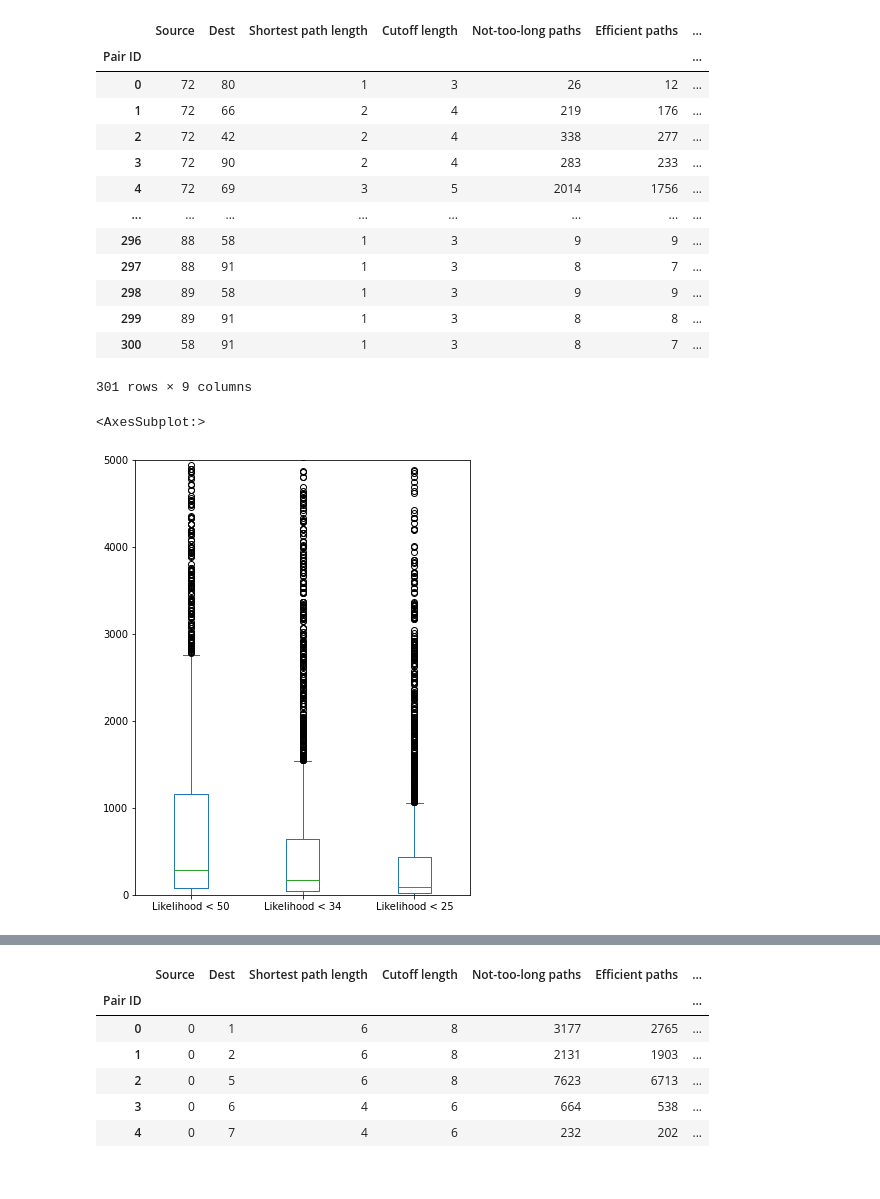
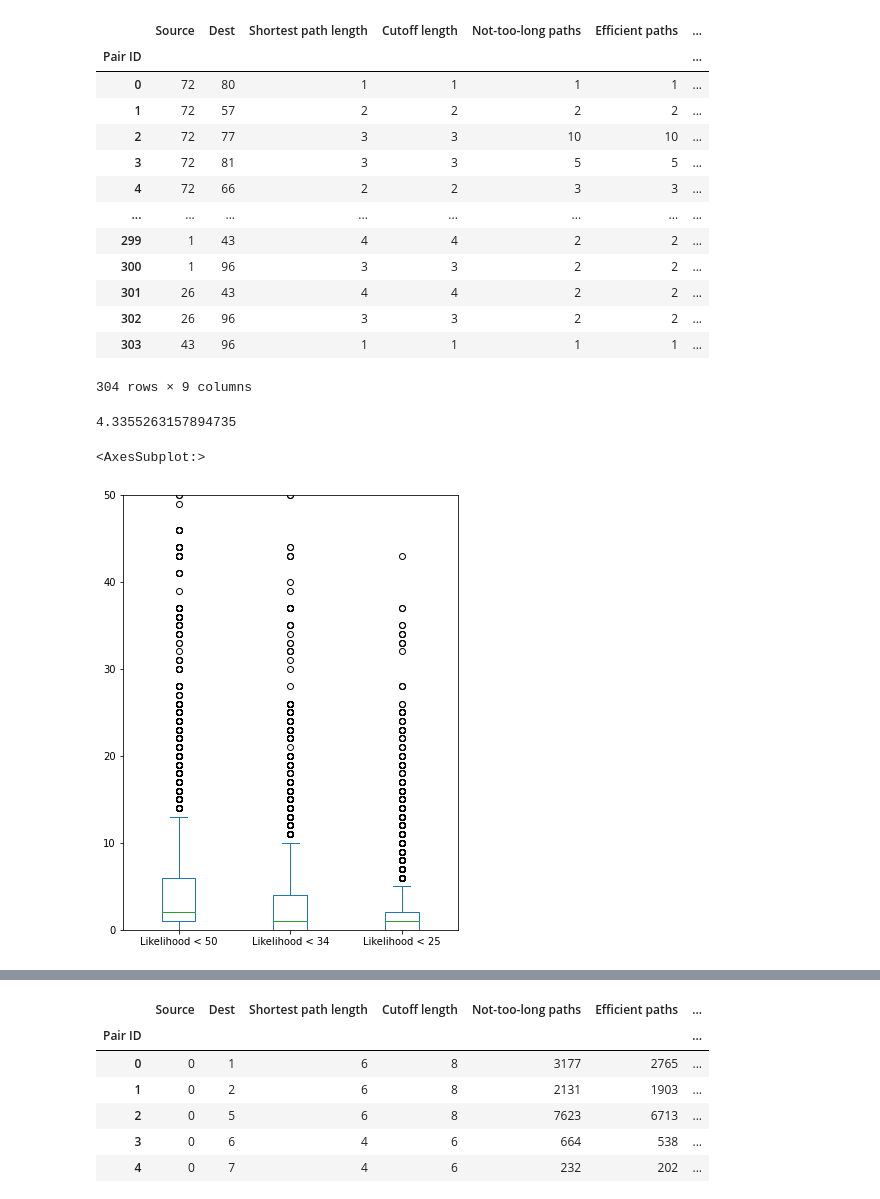
Before and after one commit to eakopyan/SwarmPy_Simulator, a Jupyter notebook: src/path_redundancy_analysis.ipynb, the cells around one changed output, grey strips where cells are left out. Cells and saved outputs as stored; diff of their text form; code cells hidden in the pictures.

```diff
--- a/src/path_redundancy_analysis.ipynb
+++ b/src/path_redundancy_analysis.ipynb
@@ -4,7 +4,7 @@ import pandas as pd
 from tqdm import tqdm
 import matplotlib.pyplot as plt
 # %%
-df_ref = pd.read_csv('../output/data/path_redundancy_undivided_low.csv', sep=',', header=0)
+df_ref = pd.read_csv('../output/data/path_redundancy_undivided_low_cutoff0.csv', sep=',', header=0)
 df_ref = df_ref.rename(columns={'Unnamed: 0':'Pair ID'}).set_index('Pair ID', drop=True)
 df_ref
 # %% [output]
@@ -24,28 +24,32 @@ df_ref
 3323 rows × 9 columns
 # %%
-df_div = pd.read_csv('../output/data/path_redundancy_divided_low.csv', sep=',', header=0)
+df_div = pd.read_csv('../output/data/path_redundancy_divided_low_cutoff0.csv', sep=',', header=0)
 df_div = df_div.rename(columns={'Unnamed: 0':'Pair ID'}).set_index('Pair ID', drop=True)
 df_div
 # %% [output]
 |  | Source | Dest | Shortest path length | Cutoff length | Not-too-long paths | Efficient paths | ... |
 | Pair ID |  |  |  |  |  |  | ... |
-| 0 | 72 | 80 | 1 | 3 | 26 | 12 | ... |
-| 1 | 72 | 66 | 2 | 4 | 219 | 176 | ... |
-| 2 | 72 | 42 | 2 | 4 | 338 | 277 | ... |
-| 3 | 72 | 90 | 2 | 4 | 283 | 233 | ... |
-| 4 | 72 | 69 | 3 | 5 | 2014 | 1756 | ... |
+| 0 | 72 | 80 | 1 | 1 | 1 | 1 | ... |
+| 1 | 72 | 57 | 2 | 2 | 2 | 2 | ... |
+| 2 | 72 | 77 | 3 | 3 | 10 | 10 | ... |
+| 3 | 72 | 81 | 3 | 3 | 5 | 5 | ... |
+| 4 | 72 | 66 | 2 | 2 | 3 | 3 | ... |
 | ... | ... | ... | ... | ... | ... | ... | ... |
-| 296 | 88 | 58 | 1 | 3 | 9 | 9 | ... |
-| 297 | 88 | 91 | 1 | 3 | 8 | 7 | ... |
-| 298 | 89 | 58 | 1 | 3 | 9 | 9 | ... |
-| 299 | 89 | 91 | 1 | 3 | 8 | 8 | ... |
-| 300 | 58 | 91 | 1 | 3 | 8 | 7 | ... |
+| 299 | 1 | 43 | 4 | 4 | 2 | 2 | ... |
+| 300 | 1 | 96 | 3 | 3 | 2 | 2 | ... |
+| 301 | 26 | 43 | 4 | 4 | 2 | 2 | ... |
+| 302 | 26 | 96 | 3 | 3 | 2 | 2 | ... |
+| 303 | 43 | 96 | 1 | 1 | 1 | 1 | ... |
-301 rows × 9 columns
+304 rows × 9 columns
+# %%
+df_div['Efficient paths'].mean()
+# %% [output]
+4.3355263157894735
 # %%
 df_ref[['Likelihood < 50','Likelihood < 34','Likelihood < 25']].plot(
     kind='box',
     figsize=(6,8),
-    ylim=(0,5000))
+    ylim=(0,50))
 # %% [output]
 <AxesSubplot:>
-[figure, old version]
+[figure, new version]
```
Also changed, not shown: parts of 3 cells of this notebook, 7 other files.
